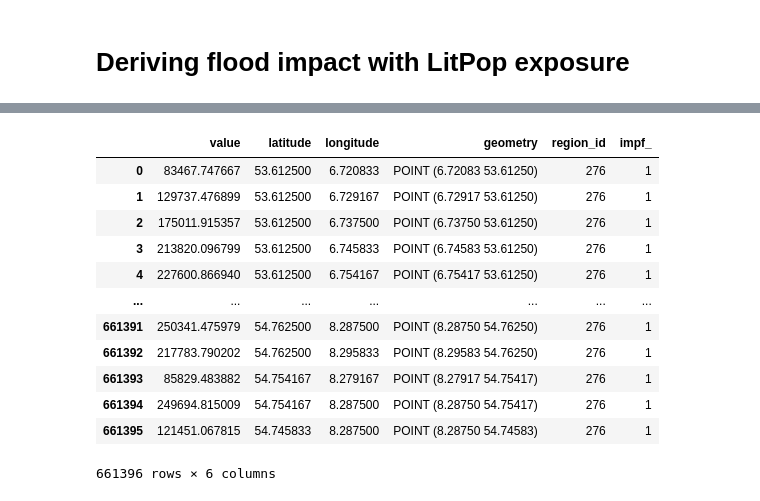
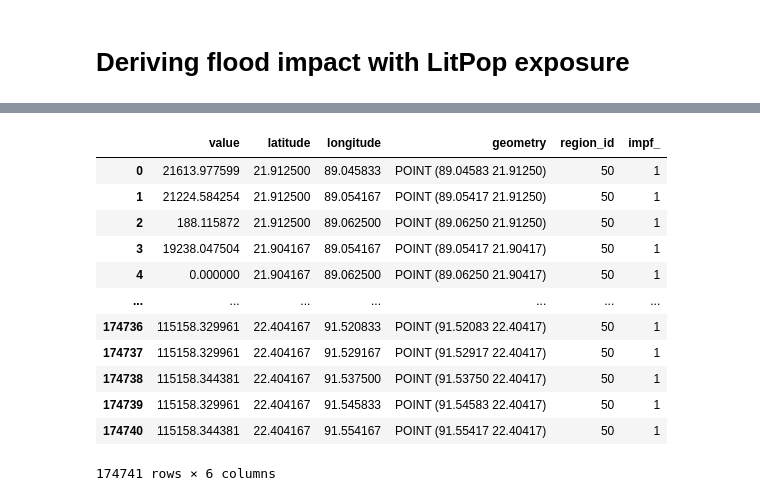
Before and after one commit to AGoussebaile/CLIMADA_Example, a Jupyter notebook: RiverFlood_ClimateChange.ipynb, the cells around one changed output, grey strips where cells are left out. Saved outputs shown, nothing was run; the diff lists cells and outputs as text; code cells hidden in the pictures.

```diff
--- a/RiverFlood_ClimateChange.ipynb
+++ b/RiverFlood_ClimateChange.ipynb
@@ -64,6 +59,6 @@ impf_EUR[0].plot()
 # Deriving flood impact with LitPop exposure
 # %%
 from climada.entity import LitPop
-lp_exp = LitPop.from_countries(['DEU'], fin_mode='pc')
+lp_exp = LitPop.from_countries(['BGD'], fin_mode='pc')
 lp_exp.gdf
 # %% [output]
@@ -87,16 +82,16 @@ lp_exp.gdf
 |  | value | latitude | longitude | geometry | region_id | impf_ |
-| 0 | 83467.747667 | 53.612500 | 6.720833 | POINT (6.72083 53.61250) | 276 | 1 |
-| 1 | 129737.476899 | 53.612500 | 6.729167 | POINT (6.72917 53.61250) | 276 | 1 |
-| 2 | 175011.915357 | 53.612500 | 6.737500 | POINT (6.73750 53.61250) | 276 | 1 |
-| 3 | 213820.096799 | 53.612500 | 6.745833 | POINT (6.74583 53.61250) | 276 | 1 |
-| 4 | 227600.866940 | 53.612500 | 6.754167 | POINT (6.75417 53.61250) | 276 | 1 |
+| 0 | 21613.977599 | 21.912500 | 89.045833 | POINT (89.04583 21.91250) | 50 | 1 |
+| 1 | 21224.584254 | 21.912500 | 89.054167 | POINT (89.05417 21.91250) | 50 | 1 |
+| 2 | 188.115872 | 21.912500 | 89.062500 | POINT (89.06250 21.91250) | 50 | 1 |
+| 3 | 19238.047504 | 21.904167 | 89.054167 | POINT (89.05417 21.90417) | 50 | 1 |
+| 4 | 0.000000 | 21.904167 | 89.062500 | POINT (89.06250 21.90417) | 50 | 1 |
 | ... | ... | ... | ... | ... | ... | ... |
-| 661391 | 250341.475979 | 54.762500 | 8.287500 | POINT (8.28750 54.76250) | 276 | 1 |
-| 661392 | 217783.790202 | 54.762500 | 8.295833 | POINT (8.29583 54.76250) | 276 | 1 |
-| 661393 | 85829.483882 | 54.754167 | 8.279167 | POINT (8.27917 54.75417) | 276 | 1 |
-| 661394 | 249694.815009 | 54.754167 | 8.287500 | POINT (8.28750 54.75417) | 276 | 1 |
-| 661395 | 121451.067815 | 54.745833 | 8.287500 | POINT (8.28750 54.74583) | 276 | 1 |
+| 174736 | 115158.329961 | 22.404167 | 91.520833 | POINT (91.52083 22.40417) | 50 | 1 |
+| 174737 | 115158.329961 | 22.404167 | 91.529167 | POINT (91.52917 22.40417) | 50 | 1 |
+| 174738 | 115158.344381 | 22.404167 | 91.537500 | POINT (91.53750 22.40417) | 50 | 1 |
+| 174739 | 115158.329961 | 22.404167 | 91.545833 | POINT (91.54583 22.40417) | 50 | 1 |
+| 174740 | 115158.344381 | 22.404167 | 91.554167 | POINT (91.55417 22.40417) | 50 | 1 |
-661396 rows × 6 columns
+174741 rows × 6 columns
 # %%
 # In the LitPop exposure the damage function for river floods needs
 # to be specified manually.
```
Also changed, not shown: parts of 7 cells of this notebook, 9 other files.
